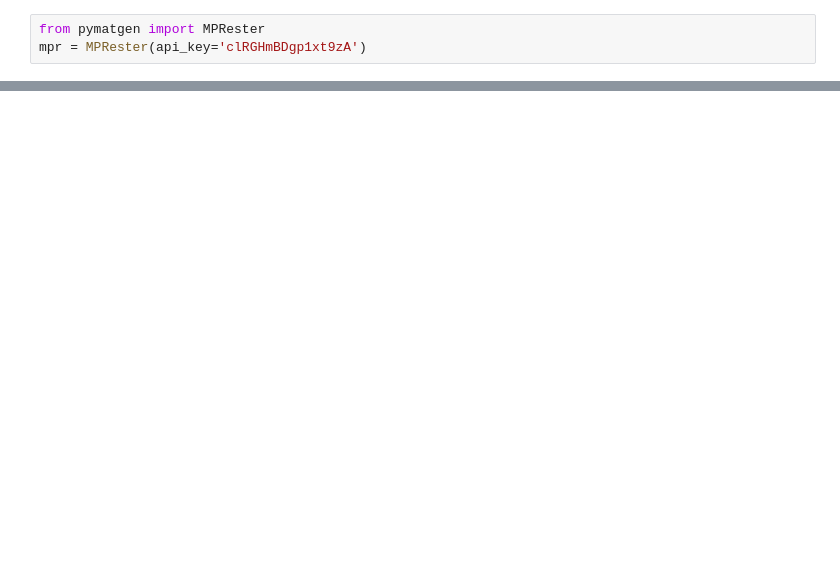
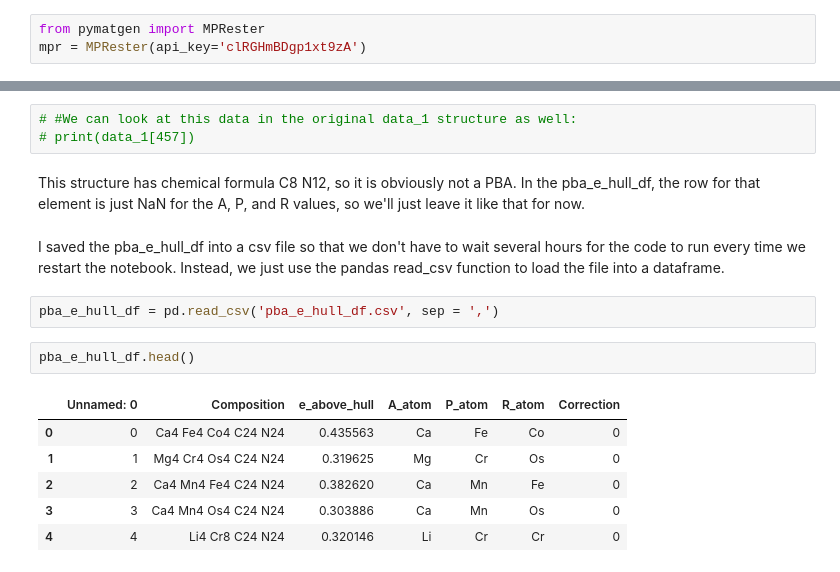
Before and after one commit to ewoodbury/my_pba_analysis, a Jupyter notebook: E Above Hull Analysis.ipynb, the cells around one changed output, grey strips where cells are left out. Drawn from its saved outputs; the diff is of its cells as text; blank space fills up the shorter version.

```diff
--- a/E Above Hull Analysis.ipynb
+++ b/E Above Hull Analysis.ipynb
@@ -443,0 +380,18 @@ data_1[457]
+# %%
+# #We can look at this data in the original data_1 structure as well:
+# print(data_1[457])
+# %% [markdown]
+This structure has chemical formula C8 N12, so it is obviously not a PBA. In the pba_e_hull_df, the row for that element is just NaN for the A, P, and R values, so we'll just leave it like that for now.
+# %% [markdown]
+I saved the pba_e_hull_df into a csv file so that we don't have to wait several hours for the code to run every time we restart the notebook. Instead, we just use the pandas read_csv function to load the file into a dataframe.
+# %%
+pba_e_hull_df = pd.read_csv('pba_e_hull_df.csv', sep = ',')
+# %%
+pba_e_hull_df.head()
+# %% [output]
+|  | Unnamed: 0 | Composition | e_above_hull | A_atom | P_atom | R_atom | Correction |
+| 0 | 0 | Ca4 Fe4 Co4 C24 N24 | 0.435563 | Ca | Fe | Co | 0 |
+| 1 | 1 | Mg4 Cr4 Os4 C24 N24 | 0.319625 | Mg | Cr | Os | 0 |
+| 2 | 2 | Ca4 Mn4 Fe4 C24 N24 | 0.382620 | Ca | Mn | Fe | 0 |
+| 3 | 3 | Ca4 Mn4 Os4 C24 N24 | 0.303886 | Ca | Mn | Os | 0 |
+| 4 | 4 | Li4 Cr8 C24 N24 | 0.320146 | Li | Cr | Cr | 0 |
```
Also changed, not shown: parts of 62 cells of this notebook.
